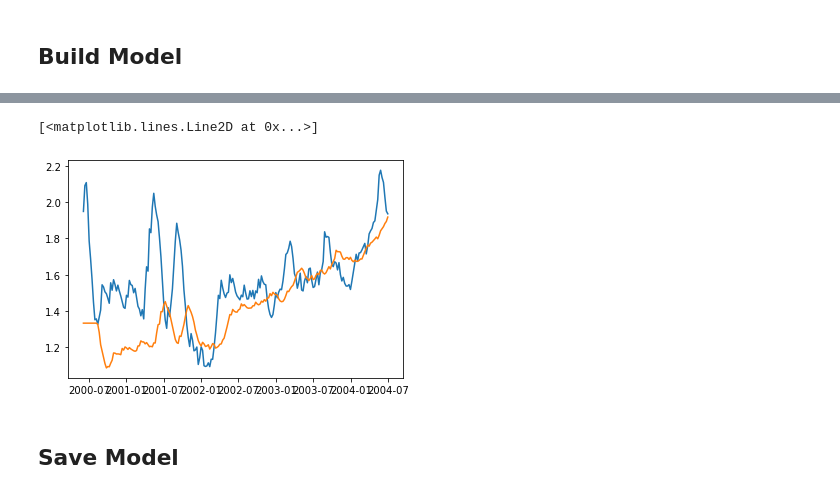
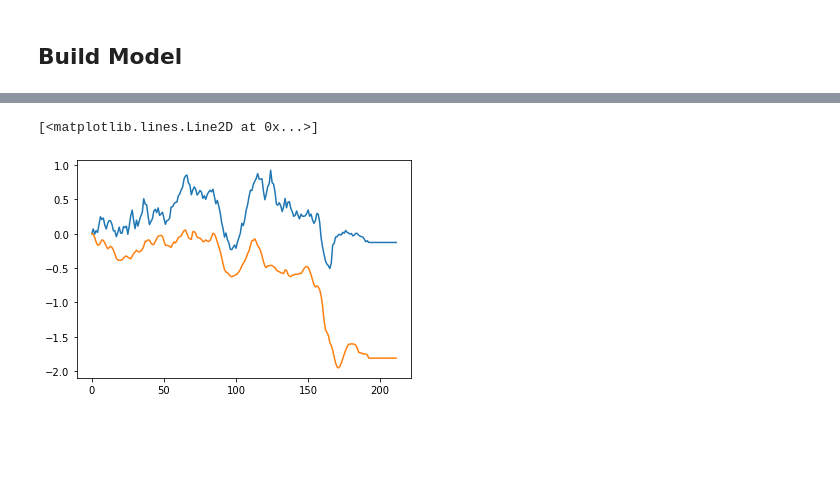
Before and after one commit to ioanacasandra7/Gas-price-prediction, a Jupyter notebook: models/test_model.ipynb, the cells around one changed output, grey strips where cells are left out. Cells and saved outputs as stored; diff of their text form; code cells hidden in the pictures; blank space fills up the shorter version.

Commit message:
making first model

```diff
--- a/models/test_model.ipynb
+++ b/models/test_model.ipynb
@@ -106,8 +144,8 @@ def make_windows(X, y, time_steps=1):
         ys.append(y.iloc[i + time_steps])
     return np.array(Xs), np.array(ys)
 # %%
-time_steps = 10
-X_train, y_train = make_windows(df_train[['change']], df_train['change'], time_steps)
-X_test, y_test = make_windows(df_test[['change']], df_test['change'], time_steps)
+time_steps = 20
+X_train, y_train = make_windows(df_train[['gas_change', 'WTI_change']], df_train['gas_change'], time_steps)
+X_test, y_test = make_windows(df_test[['gas_change', 'WTI_change']], df_test['gas_change'], time_steps)
 print(X_train.shape, y_train.shape, X_test.shape, y_test.shape)
 # %% [output]
@@ -132,7 +170,7 @@ model.compile(
 # %%
 history = model.fit(
     X_train, y_train,
-    epochs=25,
+    epochs=35,
     verbose=1,
     shuffle=False
 )
@@ -218,0 +217,2 @@ df_test['price'].iloc[0]
+# %%
+df_test.reset_index( inplace = True)
@@ -219,2 +221,3 @@ df_test['price'].iloc[0]
 # %%
-price_pred = [ 1.918 + np.sum(y_pred[1:n]) for n in range(1,len(df_test)) ]
+price_pred = [ np.sum(y_pred[1:n]) for n in range(1,len(df_test)) ]
+price_true = [ np.sum(y_test[1:n]) for n in range(1,len(df_test)) ]
@@ -241,9 +224,7 @@ price_pred
 # %%
 fig, ax = plt.subplots()
-ax.plot(df_test['week'].iloc[1:],df_test['price'].iloc[1:])
-ax.plot(df_test['week'].iloc[1:], price_pred[:214])
+ax.plot(price_true)
+ax.plot(price_pred)
 # %% [output]
 [<matplotlib.lines.Line2D at 0x...>]
-[figure, old version]
+[figure, new version]
-# %% [markdown]
-## Save Model
```
Also changed, not shown: parts of 41 cells of this notebook, 2 other files.
